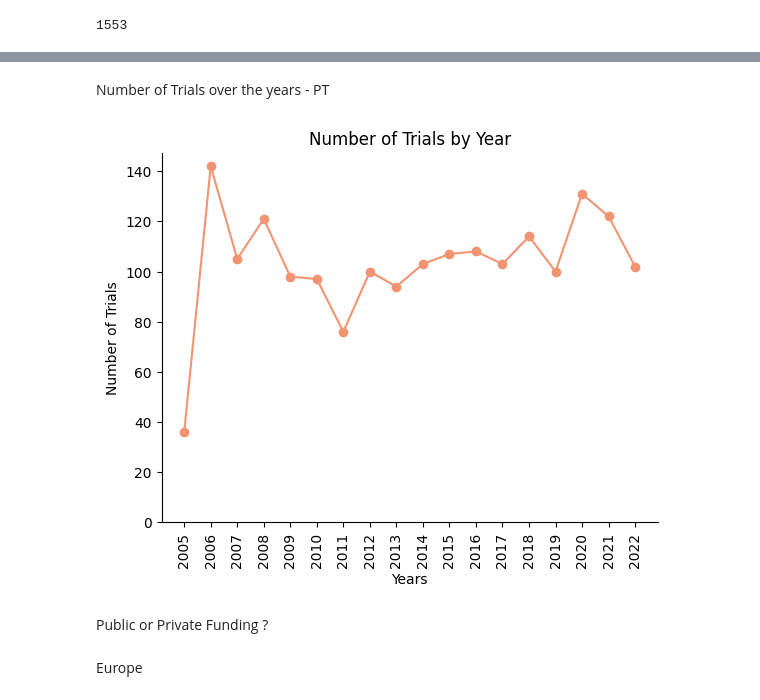
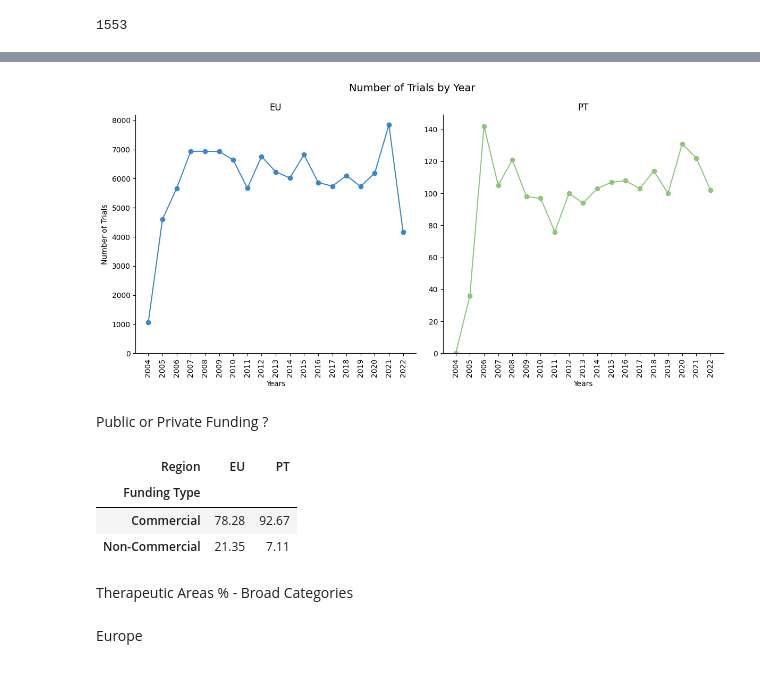
Before and after one commit to DiogoPF/Programming-Project, a Jupyter notebook: Data Cleaning NBs/Data_viz.ipynb, the cells around one changed output, grey strips where cells are left out. Cells and saved outputs as stored; diff of their text form; code cells hidden in the pictures.

Commit message:
Data viz finished

```diff
--- a/Data Cleaning NBs/Data_viz.ipynb
+++ b/Data Cleaning NBs/Data_viz.ipynb
@@ -11,3 +13,14 @@ trials.loc[trials.country == 'Portugal', 'pt_label'] = 'PT'
+# %%
+# Datetime convert
+trials['start_date'] = pd.to_datetime(trials.start_date)
+trials['end_date'] = pd.to_datetime(trials.end_date)
+
+#Labeling data for plotting comparison
+trials['pt_label'] = 'EU'
+trials.loc[trials.country == 'Portugal', 'pt_label'] = 'PT'
+
+trials_EU = trials[trials.pt_label == 'EU'].copy()
+trials_PT = trials[trials.pt_label == 'PT'].copy()
 # %% [markdown]
 Number of Trials by Country
 # %%
@@ -69,21 +68,54 @@ plt.show()
-# %% [markdown]
-Number of Trials over the years - PT
-# %%
-year_num_trials = trials_pt.start_date.str.split('-').str[0].value_counts().sort_index(ascending=True)[:-1]
-
-
-sns.lineplot(x=year_num_trials.index, y=year_num_trials.values,color='#F29472')
-plt.scatter(year_num_trials.index, year_num_trials.values, color='#F29472', zorder=2)
-plt.xticks(rotation=90)
-plt.title('Number of Trials by Year')
-plt.ylabel('Number of Trials')
-plt.xlabel('Years')
-plt.ylim(bottom=0)
-sns.despine()
-plt.show()
-# %% [output]
-[figure, removed]
+# %%
+fig, axs = plt.subplots(1, 2, figsize=(12, 6))
+
+# Plot 1 - EU
+trials_by_year_EU = trials_EU.start_date.dt.year.value_counts().sort_index(ascending=True)[:-1]
+
+axs[0].plot(trials_by_year_EU.index, trials_by_year_EU.values, color='#3d85c6')
+axs[0].scatter(trials_by_year_EU.index, trials_by_year_EU.values, color='#3d85c6', zorder=2)
+axs[0].set_xticks(trials_by_year_EU.index)
+axs[0].set_xticklabels([int(x) for x in trials_by_year_EU.index], rotation=90)
+axs[0].set_ylim(bottom=0)
+axs[0].set_title('EU')
+axs[0].set_ylabel('Number of Trials')
+axs[0].set_xlabel('Years')
+sns.despine(ax=axs[0])
+
+# Plot 2 - PT
+trials_by_year_PT = trials_PT.start_date.dt.year.value_counts().sort_index(ascending=True)[:-1]
+trials_by_year_PT = pd.concat([pd.Series([0], index=[2004]), trials_by_year_PT])                         #Including 2004 to keep the same time scale
+
+axs[1].plot(trials_by_year_PT.index, trials_by_year_PT.values, color='#93c47d')
+axs[1].scatter(trials_by_year_PT.index, trials_by_year_PT.values, color='#93c47d', zorder=2)
+axs[1].set_xticks(trials_by_year_PT.index)
+axs[1].set_xticklabels([int(x) for x in trials_by_year_PT.index], rotation=90)
+axs[1].set_ylim(bottom=0)
+axs[1].set_title('PT')
+axs[1].set_xlabel('Years')
+sns.despine(ax=axs[1])
+
+title = 'Number of Trials by Year'
+fig.suptitle(title, fontsize=14)
+plt.tight_layout()
+plt.savefig(f'../Graphics/{title}.png', transparent=True, dpi=800,bbox_inches='tight')
+plt.show()
+# %% [output]
+[figure, added]
 # %% [markdown]
 Public or Private Funding ?
+# %%
+funding_EU  = round(trials_EU.sponsor_type.value_counts() /len(trials_EU) * 100,2).to_frame()
+funding_PT  = round(trials_PT.sponsor_type.value_counts() /len(trials_PT) * 100,2).to_frame()
+combined_df = pd.concat([funding_EU, funding_PT], keys=['EU', 'PT']).reset_index()
+combined_df.columns = ['Region', 'Funding Type', 'Percentage']
+funding_table = pd.pivot_table(combined_df, values='Percentage', index='Funding Type', columns='Region')
+funding_table
+# %% [output]
+| Region | EU | PT |
+| Funding Type |  |  |
+| Commercial | 78.28 | 92.67 |
+| Non-Commercial | 21.35 | 7.11 |
+# %% [markdown]
+Therapeutic Areas % - Broad Categories
 # %% [markdown]
 Europe
```
Also changed, not shown: parts of 41 cells of this notebook, 5 other files.
